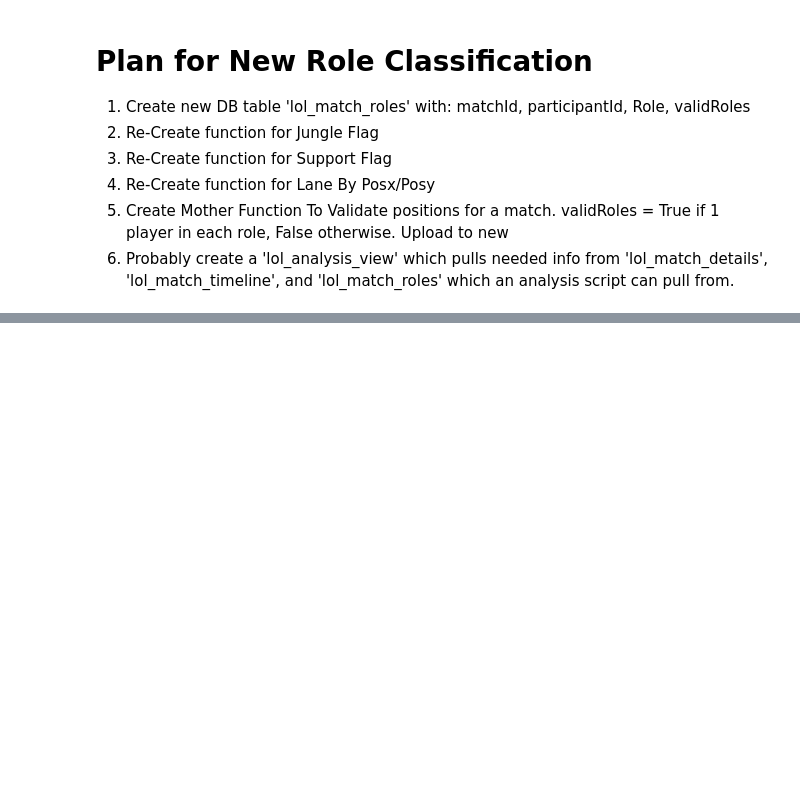
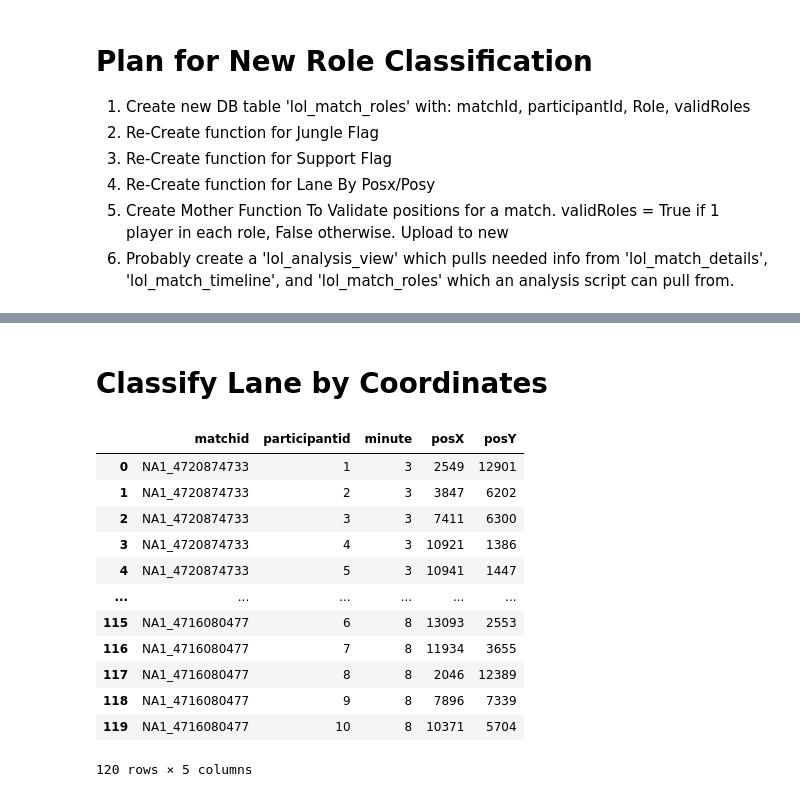
Before and after one commit to michaelmendelsohn/Riot_Api, a Jupyter notebook: v1/other_working.ipynb, the cells around one changed output, grey strips where cells are left out. Cells and saved outputs as stored; diff of their text form; code cells hidden in the pictures; blank space fills up the shorter version.

```diff
--- a/v1/other_working.ipynb
+++ b/v1/other_working.ipynb
@@ -84,0 +142,28 @@ to_classify[-1]
+# %% [markdown]
+# Classify Lane by Coordinates
+# %%
+minutes_to_pull = [3,4,5,6,7,8]
+query=f"""  SELECT
+                    matchid,
+                    participantid,
+                    minute,
+                    posX,
+                    posY
+                FROM riot_api.lol_match_timeline
+                where matchId in {tuple(to_classify[:2])} and minute in {tuple(minutes_to_pull)} """
+df = pd.read_sql(query, con=engine)
+df
+# %% [output]
+|  | matchid | participantid | minute | posX | posY |
+| 0 | NA1_4720874733 | 1 | 3 | 2549 | 12901 |
+| 1 | NA1_4720874733 | 2 | 3 | 3847 | 6202 |
+| 2 | NA1_4720874733 | 3 | 3 | 7411 | 6300 |
+| 3 | NA1_4720874733 | 4 | 3 | 10921 | 1386 |
+| 4 | NA1_4720874733 | 5 | 3 | 10941 | 1447 |
+| ... | ... | ... | ... | ... | ... |
+| 115 | NA1_4716080477 | 6 | 8 | 13093 | 2553 |
+| 116 | NA1_4716080477 | 7 | 8 | 11934 | 3655 |
+| 117 | NA1_4716080477 | 8 | 8 | 2046 | 12389 |
+| 118 | NA1_4716080477 | 9 | 8 | 7896 | 7339 |
+| 119 | NA1_4716080477 | 10 | 8 | 10371 | 5704 |
+120 rows × 5 columns
```
Also changed, not shown: parts of 22 cells of this notebook, 1 other file.
